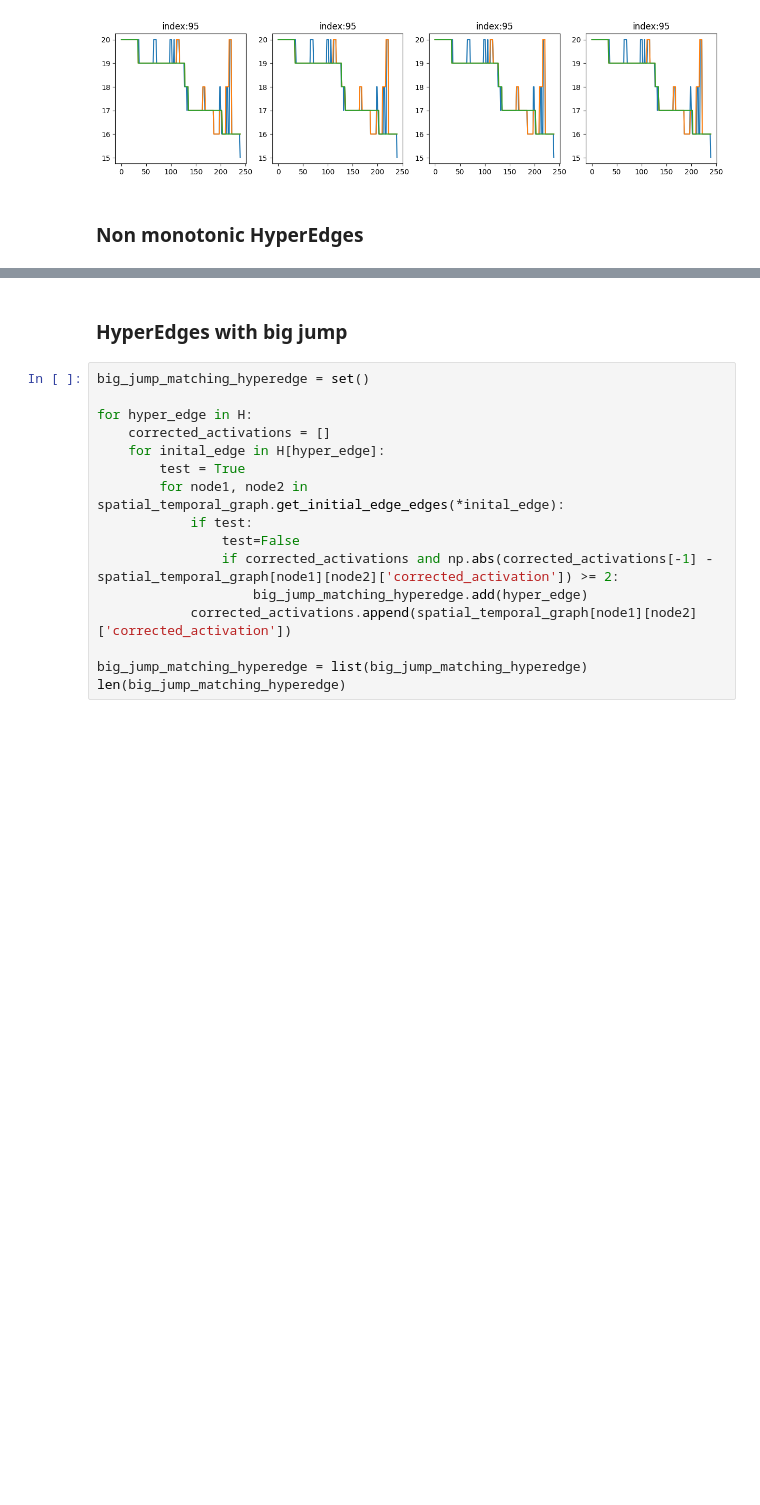
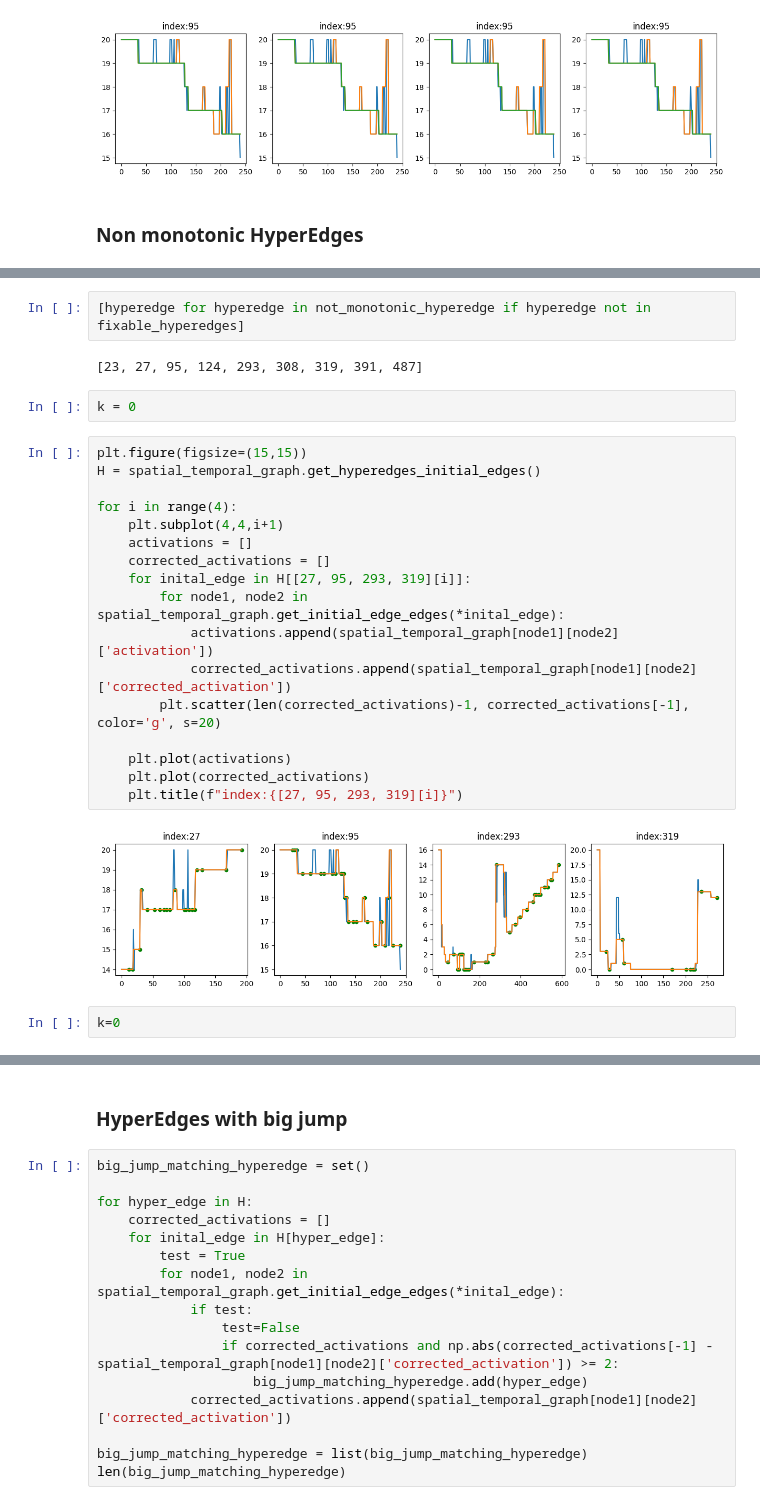
Before and after one commit to amin942001/STHype, a Jupyter notebook: examples/amftrack.ipynb, the cells around one changed output, grey strips where cells are left out. Drawn from its saved outputs; the diff is of its cells as text; blank space fills up the shorter version.

```diff
--- a/examples/amftrack.ipynb
+++ b/examples/amftrack.ipynb
@@ -245,0 +260,27 @@ len(not_monotonic_hyperedge)
+# %%
+[hyperedge for hyperedge in not_monotonic_hyperedge if hyperedge not in fixable_hyperedges]
+# %% [output]
+[23, 27, 95, 124, 293, 308, 319, 391, 487]
+# %%
+k = 0
+# %%
+plt.figure(figsize=(15,15))
+H = spatial_temporal_graph.get_hyperedges_initial_edges()
+
+for i in range(4):
+    plt.subplot(4,4,i+1)
+    activations = []
+    corrected_activations = []
+    for inital_edge in H[[27, 95, 293, 319][i]]:
+        for node1, node2 in spatial_temporal_graph.get_initial_edge_edges(*inital_edge):
+            activations.append(spatial_temporal_graph[node1][node2]['activation'])
+            corrected_activations.append(spatial_temporal_graph[node1][node2]['corrected_activation'])
+        plt.scatter(len(corrected_activations)-1, corrected_activations[-1], color='g', s=20)
+
+    plt.plot(activations)
+    plt.plot(corrected_activations)
+    plt.title(f"index:{[27, 95, 293, 319][i]}")
+# %% [output]
+[figure, added]
+# %%
+k=0
```
Also changed, not shown: parts of 29 cells of this notebook, 3 other files.
